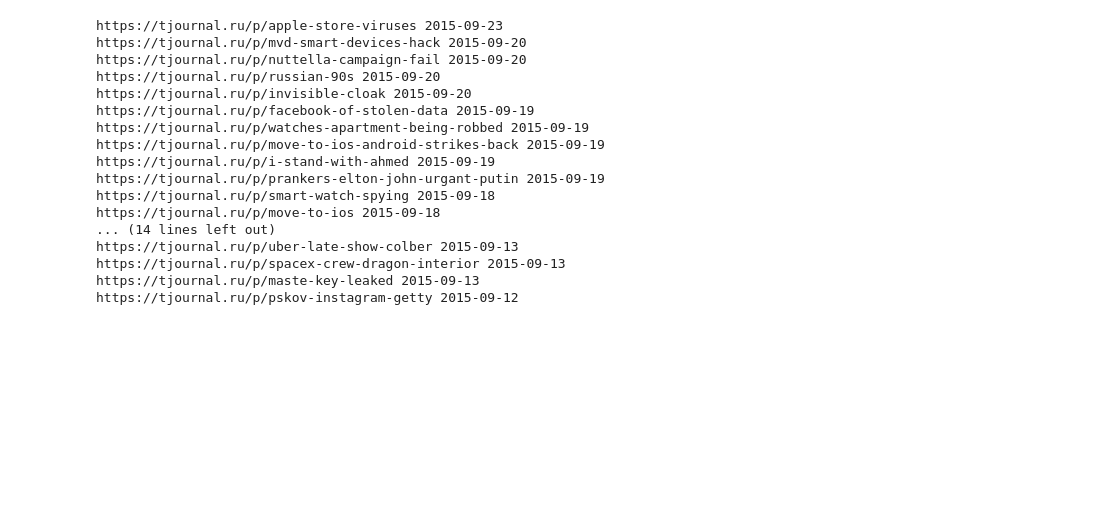
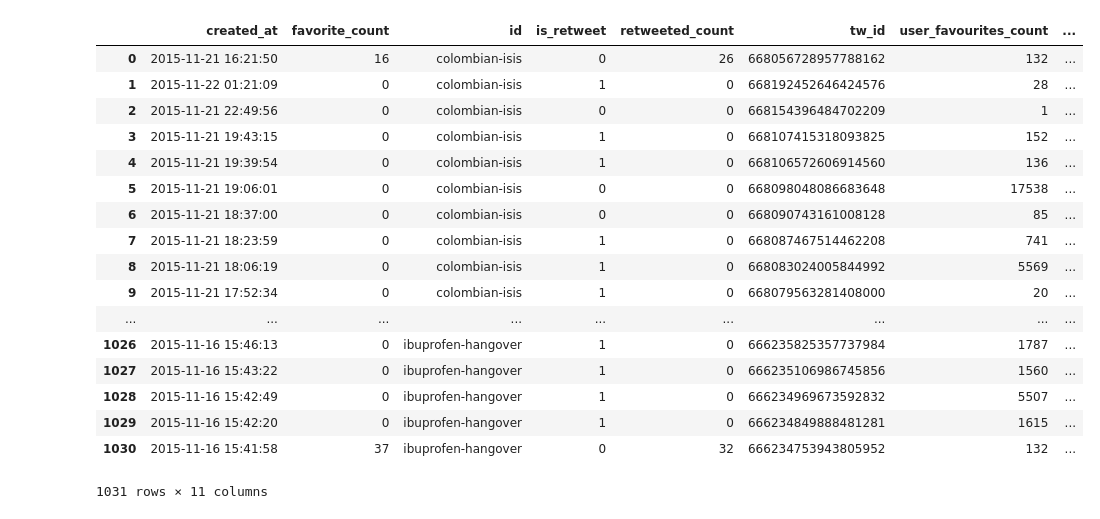
Before and after one commit to pashna/twitter_news_prediction, a Jupyter notebook: TJournal.ipynb, the cells around one changed output. Saved outputs shown, nothing was run; the diff lists cells and outputs as text; code cells hidden in the pictures; blank space fills up the shorter version.

```diff
--- a/TJournal.ipynb
+++ b/TJournal.ipynb
@@ -176,12 +204,11 @@ class TwitterLoader:
         """
         set_id = set()
         tweet_list = []
-        print link, date
         result = self.api.GetSearch(term=link, until=date, count=100000)
+
         for res in result:
 
             tw_id = res.GetId()
-
             # Если мы уже обрабатывали этот твит - идем дальше
             if tw_id in set_id:
                 continue
@@ -189,9 +216,11 @@ class TwitterLoader:
             retweeted_status = res.GetRetweeted_status()
             # Если это не ретвит
             if retweeted_status is None:
+                is_retweet = 0
                 retweeted_count = res.GetRetweetCount()
                 favorite_count = res.GetFavoriteCount()
             else:
+                is_retweet = 1
                 retweeted_count = 0
                 favorite_count = 0
             set_id.add(tw_id)
@@ -215,6 +244,7 @@ class TwitterLoader:
                     "tw_id":tw_id,
                     "retweeted_count": retweeted_count,
                     "favorite_count":favorite_count,
+                    "is_retweet": is_retweet,
                     "created_at":created_at,
                     "user_followers_count":followers_count,
                     "user_listed_count": listed_count,
@@ -260,28 +290,33 @@ class TwitterLoader:
                     time.sleep(sleep_time+2)
                     tweets = self.loadTweetWithLink(news)
 
-            result_list.append(tweets)
+            result_list+= tweets
 
         return result_list
 # %%
 tw = TwitterLoader()
+# %%
+twds = tw.loadTweetWithLink("https://tjournal.ru/p/windows-30", "2015-11-22")
 # %%
-tw = tw.load_tweets_by_term(pages)
+twi_data = tw.load_tweets_by_term(pages)
-# %% [output]
-https://tjournal.ru/p/apple-store-viruses 2015-09-23
-https://tjournal.ru/p/mvd-smart-devices-hack 2015-09-20
-https://tjournal.ru/p/nuttella-campaign-fail 2015-09-20
-https://tjournal.ru/p/russian-90s 2015-09-20
-https://tjournal.ru/p/invisible-cloak 2015-09-20
-https://tjournal.ru/p/facebook-of-stolen-data 2015-09-19
-https://tjournal.ru/p/watches-apartment-being-robbed 2015-09-19
-https://tjournal.ru/p/move-to-ios-android-strikes-back 2015-09-19
-https://tjournal.ru/p/i-stand-with-ahmed 2015-09-19
-https://tjournal.ru/p/prankers-elton-john-urgant-putin 2015-09-19
-https://tjournal.ru/p/smart-watch-spying 2015-09-18
-https://tjournal.ru/p/move-to-ios 2015-09-18
-... (14 lines left out)
-https://tjournal.ru/p/uber-late-show-colber 2015-09-13
-https://tjournal.ru/p/spacex-crew-dragon-interior 2015-09-13
-https://tjournal.ru/p/maste-key-leaked 2015-09-13
-https://tjournal.ru/p/pskov-instagram-getty 2015-09-12
+# %%
+pd.DataFrame(twi_data)
+# %% [output]
+|  | created_at | favorite_count | id | is_retweet | retweeted_count | tw_id | user_favourites_count | ... |
+| 0 | 2015-11-21 16:21:50 | 16 | colombian-isis | 0 | 26 | 668056728957788162 | 132 | ... |
+| 1 | 2015-11-22 01:21:09 | 0 | colombian-isis | 1 | 0 | 668192452646424576 | 28 | ... |
+| 2 | 2015-11-21 22:49:56 | 0 | colombian-isis | 0 | 0 | 668154396484702209 | 1 | ... |
+| 3 | 2015-11-21 19:43:15 | 0 | colombian-isis | 1 | 0 | 668107415318093825 | 152 | ... |
+| 4 | 2015-11-21 19:39:54 | 0 | colombian-isis | 1 | 0 | 668106572606914560 | 136 | ... |
+| 5 | 2015-11-21 19:06:01 | 0 | colombian-isis | 0 | 0 | 668098048086683648 | 17538 | ... |
+| 6 | 2015-11-21 18:37:00 | 0 | colombian-isis | 0 | 0 | 668090743161008128 | 85 | ... |
+| 7 | 2015-11-21 18:23:59 | 0 | colombian-isis | 1 | 0 | 668087467514462208 | 741 | ... |
+| 8 | 2015-11-21 18:06:19 | 0 | colombian-isis | 1 | 0 | 668083024005844992 | 5569 | ... |
+| 9 | 2015-11-21 17:52:34 | 0 | colombian-isis | 1 | 0 | 668079563281408000 | 20 | ... |
+| ... | ... | ... | ... | ... | ... | ... | ... | ... |
+| 1026 | 2015-11-16 15:46:13 | 0 | ibuprofen-hangover | 1 | 0 | 666235825357737984 | 1787 | ... |
+| 1027 | 2015-11-16 15:43:22 | 0 | ibuprofen-hangover | 1 | 0 | 666235106986745856 | 1560 | ... |
+| 1028 | 2015-11-16 15:42:49 | 0 | ibuprofen-hangover | 1 | 0 | 666234969673592832 | 5507 | ... |
+| 1029 | 2015-11-16 15:42:20 | 0 | ibuprofen-hangover | 1 | 0 | 666234849888481281 | 1615 | ... |
+| 1030 | 2015-11-16 15:41:58 | 37 | ibuprofen-hangover | 0 | 32 | 666234753943805952 | 132 | ... |
+1031 rows × 11 columns
```
Also changed, not shown: parts of 6 cells of this notebook, 1 other file.
